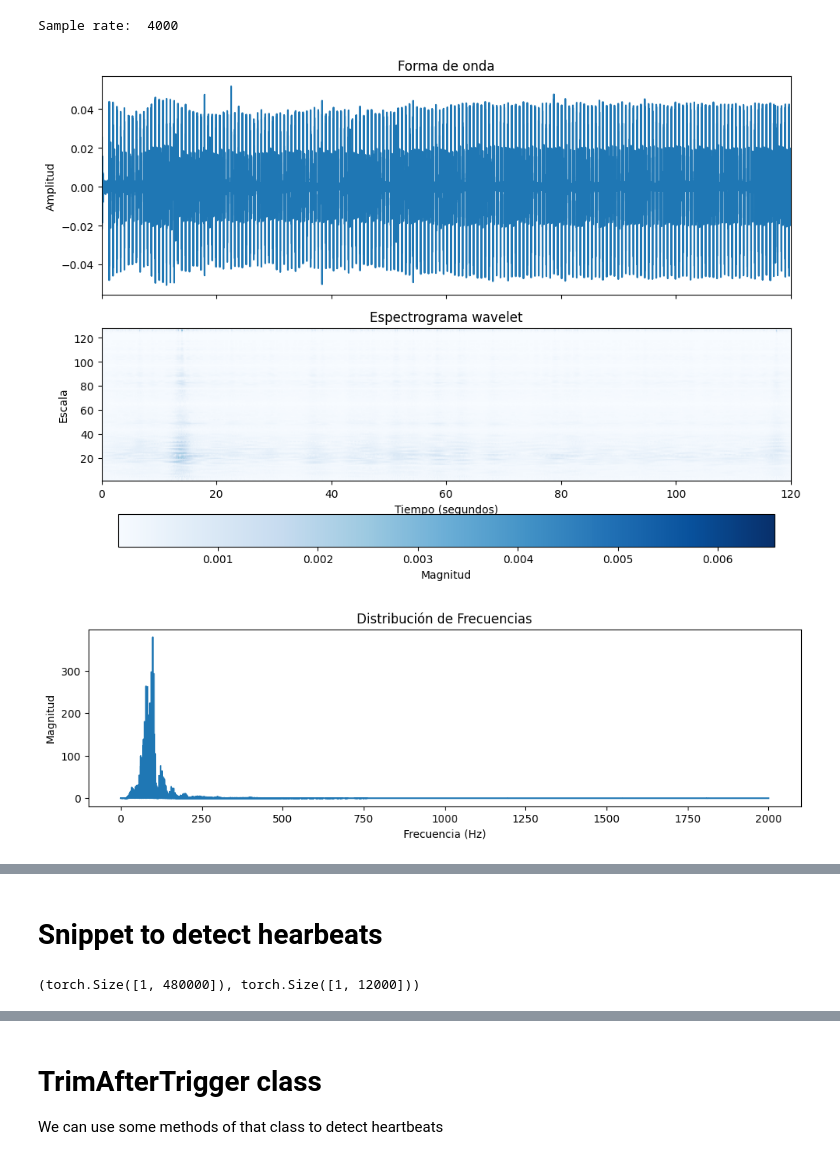
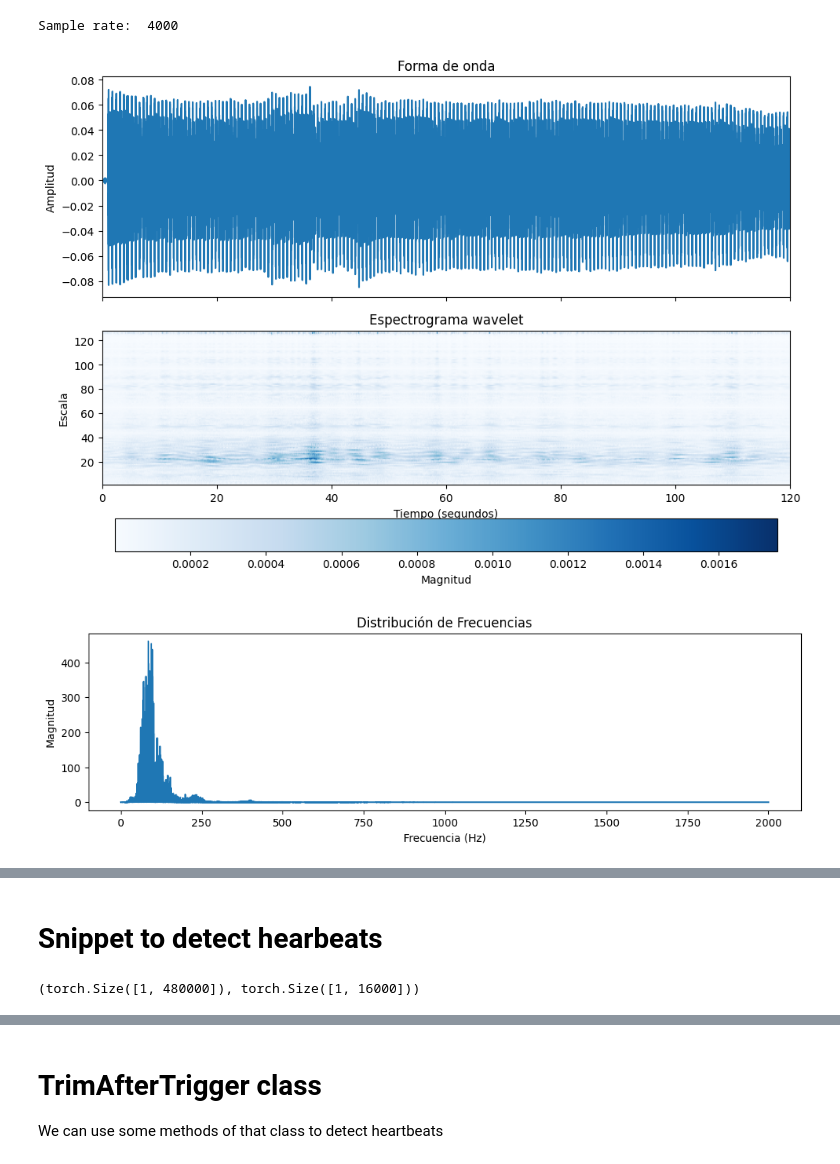
Before and after one commit to Afroefras/coratech, a Jupyter notebook: notebooks/SAM/sam_stethos.ipynb, the cells around one changed output, grey strips where cells are left out. Drawn from its saved outputs; the diff is of its cells as text; code cells hidden in the pictures.

```diff
--- a/notebooks/SAM/sam_stethos.ipynb
+++ b/notebooks/SAM/sam_stethos.ipynb
@@ -8,31 +9,34 @@ from helpers.path_utils import get_base_dir
 from helpers.transform import TrimAfterTrigger, min_max_scale
 from helpers.plot import plot_wavelet_spectrogram, plot_audio_fft
 # %%
-AUDIO_NAME = "SAM-Normal Heart Sounds 90 BPM.wav"
-
+AUDIO_NAME = "SAM-Third Heart Sound.wav"
 audio_dir = get_base_dir().joinpath("data", "stethos", "SAM", AUDIO_NAME)
 
 audio, sample_rate = torchaudio.load(str(audio_dir))
 print("Sample rate: ", sample_rate)
 
 plot_wavelet_spectrogram(audio.numpy(), sample_rate)  # , downsample_factor=1)
 plot_audio_fft(audio.numpy(), sample_rate)
 
 Audio(audio, rate=sample_rate, autoplay=True)
 # %% [output]
 Sample rate:  4000
-[figure, old version]
+[figure, new version]
-[figure, old version]
+[figure, new version]
 [interactive output not drawn]
 # %% [markdown]
 # Snippet to detect hearbeats
 # %%
-SNIPPET_SECS = 3
-cut_on = SNIPPET_SECS * sample_rate
-snippet = audio[:, :cut_on].clone()
+SNIPPET_STARTS = 0
+SNIPPET_ENDS = 4
+
+cut_starts = int(SNIPPET_STARTS * sample_rate)
+cut_ends = int(SNIPPET_ENDS * sample_rate)
+
+snippet = audio[:, cut_starts:cut_ends].clone()
 audio.shape, snippet.shape
 # %% [output]
-(torch.Size([1, 480000]), torch.Size([1, 12000]))
+(torch.Size([1, 480000]), torch.Size([1, 16000]))
 # %%
 plot_wavelet_spectrogram(snippet, sample_rate, downsample_factor=1)
 plot_audio_fft(snippet.numpy(), sample_rate)
```
Also changed, not shown: parts of 6 cells of this notebook, 6 other files.
